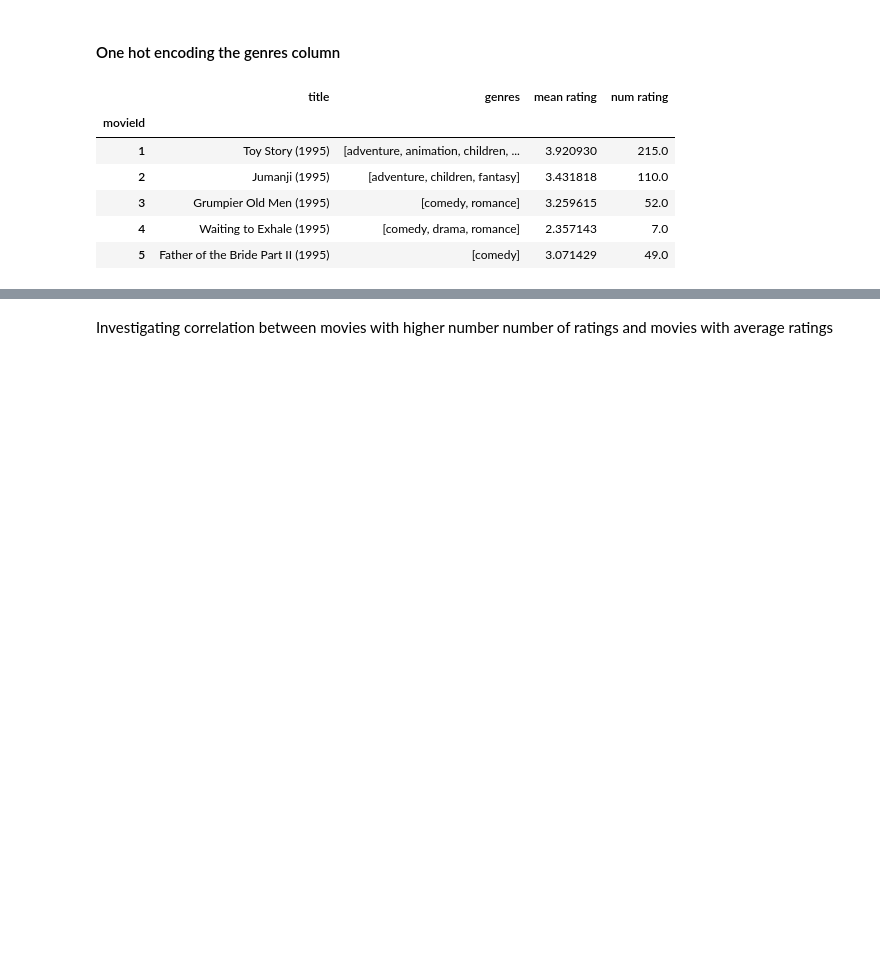
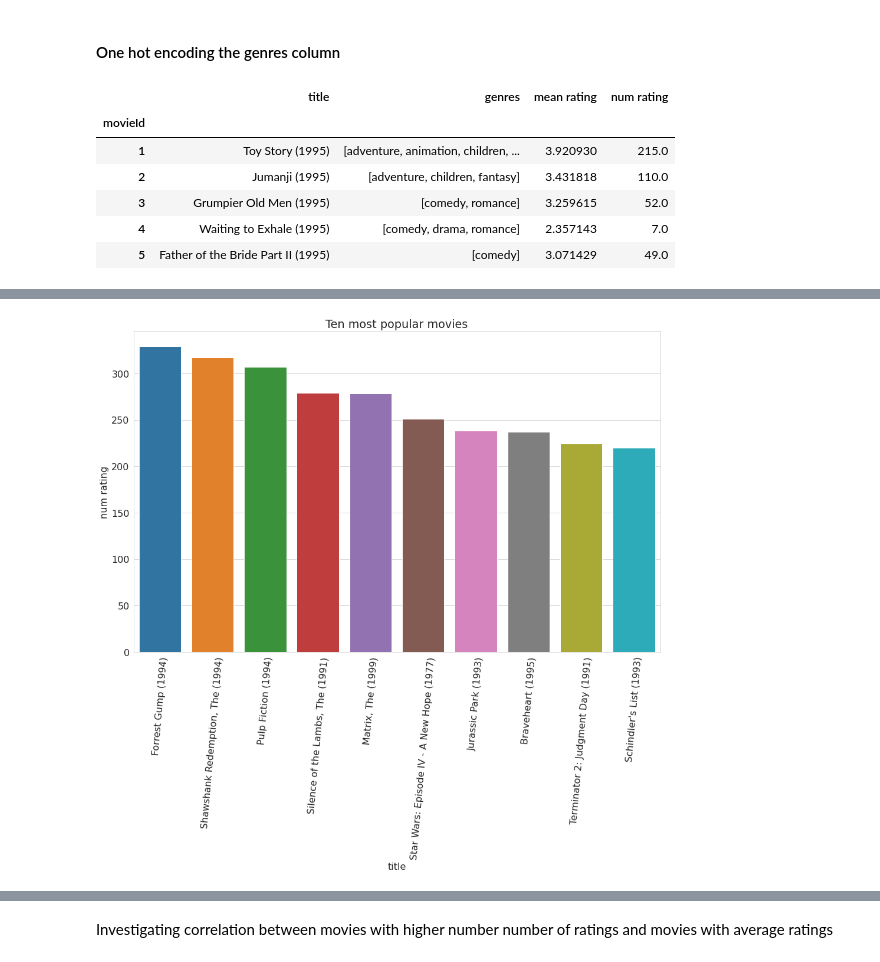
Before and after one commit to E-Juliet/Movie-reccomender, a Jupyter notebook: phase_4_project.ipynb, the cells around one changed output, grey strips where cells are left out. Cells and saved outputs as stored; diff of their text form; code cells hidden in the pictures; blank space fills up the shorter version.

```diff
--- a/phase_4_project.ipynb
+++ b/phase_4_project.ipynb
@@ -468,7 +497,7 @@ plt.show()
 [figure]
 # %%
 # returning the movies_df_cleaned
-movies_df_cleaned.drop('year', axis=1, inplace=True)
+movies_df_cleaned.drop(['year','year_bins'], axis=1, inplace=True)
 # %% [markdown]
 ### Making a master dataframe
 We will merge different data frames to make a harmonised dataframe containing appropriate data. First lets have a look at the dataframes and how they can be merged together based on the criterions available.
@@ -588,3 +607,7 @@ df_final.head()
 | 3 | Grumpier Old Men (1995) | [comedy, romance] | 3.259615 | 52.0 |
 | 4 | Waiting to Exhale (1995) | [comedy, drama, romance] | 2.357143 | 7.0 |
 | 5 | Father of the Bride Part II (1995) | [comedy] | 3.071429 | 49.0 |
+# %%
+#Ten most popular movies
+popular = df_final.sort_values(by=['num rating'], ascending=False).head(10)
+popular
@@ -591,3 +627,13 @@ df_final.head()
+# %%
+# Plotting ten most popular movies
+plt.figure(figsize=(16,10))
+sns.barplot(x=popular.title, y=popular['num rating'])
+plt.xticks(rotation=85)
+plt.title("Ten most popular movies")
+plt.show()
+#plt.savefig("Ten most popular movies")
+# %% [output]
+[figure, added]
 # %%
 # selecting columns to be used for one hot encoding
 genres_columns = genres_list[0:-1]
```
Also changed, not shown: parts of 14 cells of this notebook.
